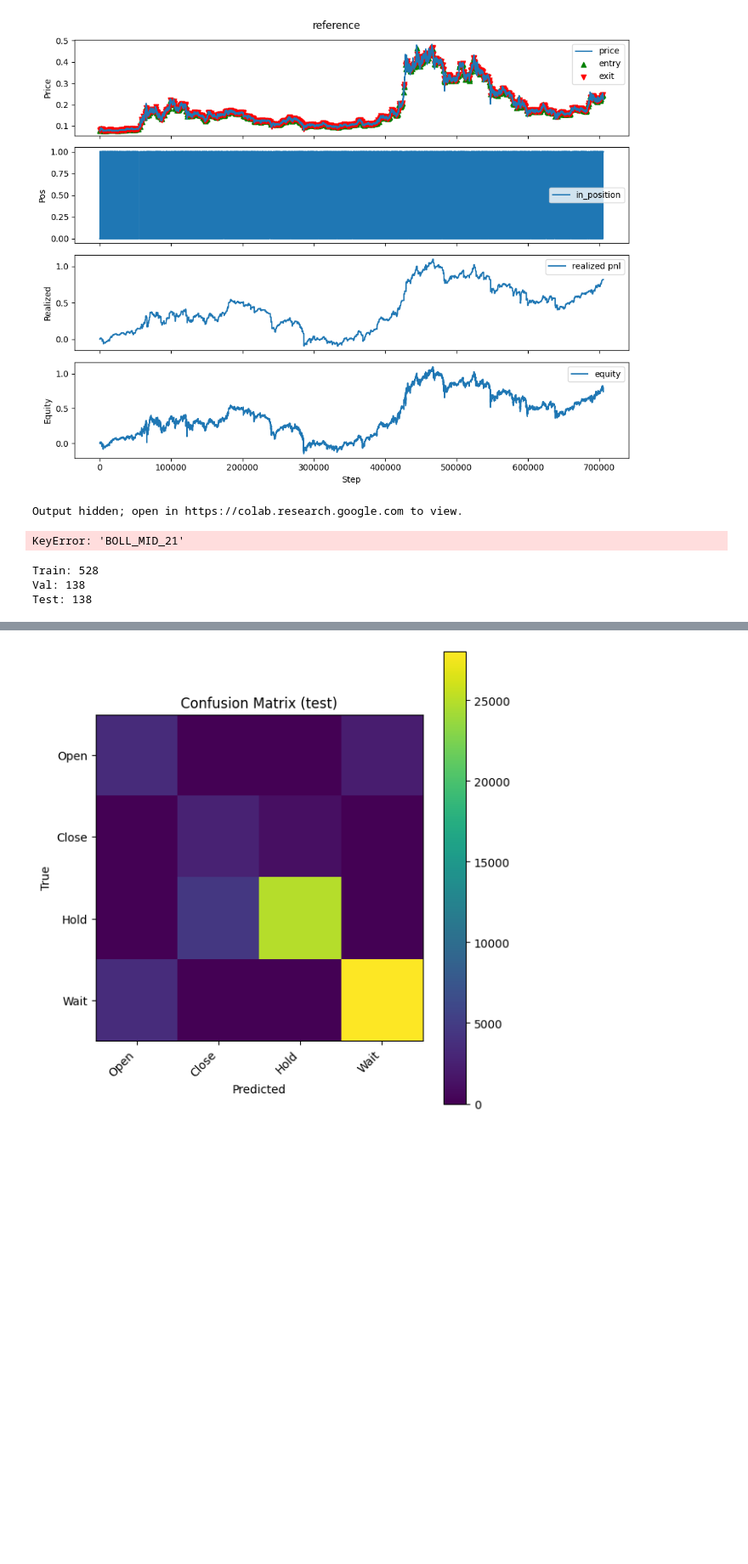
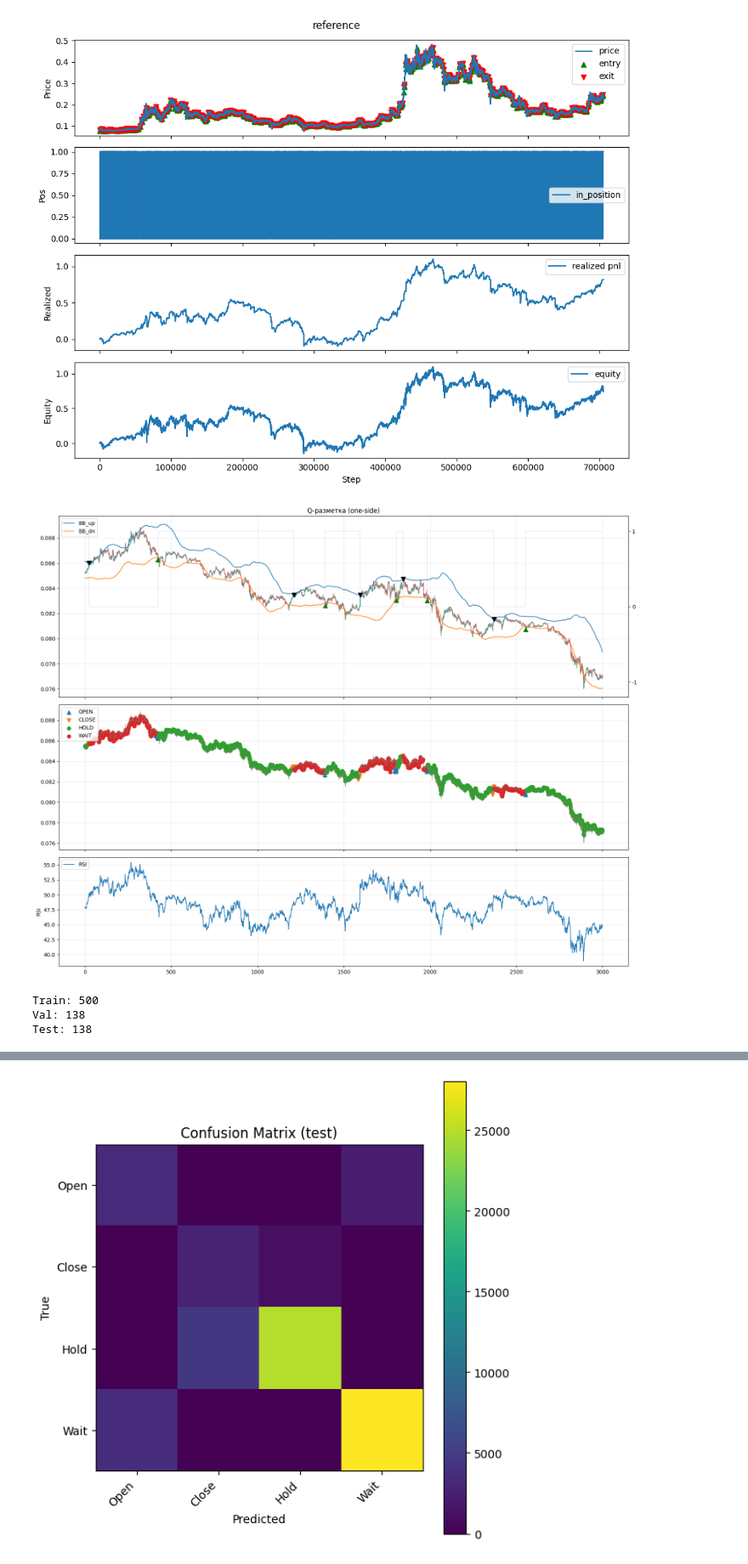
Before and after one commit to SIA86/pretrained_rl_ppo_model, a Jupyter notebook: main.ipynb, the cells around one changed output, grey strips where cells are left out. Shown at 85% size. Cells and saved outputs as stored; diff of their text form; code cells hidden in the pictures; blank space fills up the shorter version.

```diff
--- a/main.ipynb
+++ b/main.ipynb
@@ -352,35 +316,32 @@ ACCOUNT_F = [
 df = soft_signal_labels_gaussian(
     df,
     side_long = True,
-    blur_window=200,
-    blur_sigma=20,
+    blur_window=100,
+    blur_sigma=10,
     mae_lambda=5,
 
 )
 print(df[:500].to_string())
-# %% [output]
-Output hidden; open in https://colab.research.google.com to view.
 # %%
 # Visualisation
 plot_enriched_actions_one_side(
     df,
     start=2000,
     end=5000,
     indicators_price={
         # 'EMA_fast':df['EMA_28'],
         # 'EMA_slow':df['EMA_49'],
-        'BB_mid':df['BOLL_MID_21'],
-        'BB_up':df['BOLL_UP_21'],
-        'BB_dn':df['BOLL_DN_21'],
+        'BB_up':df['BOLL_UP_189'],
+        'BB_dn':df['BOLL_DN_210'],
         },
     indicators_panels={
         # 'ADX_14':df['ADX_14'],
-        'RSI':df['RSI_21'],
+        'RSI':df['RSI_217'],
 
     }
 )
 # %% [output]
-KeyError: 'BOLL_MID_21'
+[figure, added]
 # %%
 # @title Нормализация и нарезка данных
 enriched = df.copy()
@@ -403,7 +364,7 @@ print("Train:", len(train_ds))
 print("Val:", len(val_ds))
 print("Test:", len(test_ds))
 # %% [output]
-Train: 528
+Train: 500
 Val: 138
 Test: 138
 # %%
```
Also changed, not shown: parts of 7 cells of this notebook, 5 other files.
